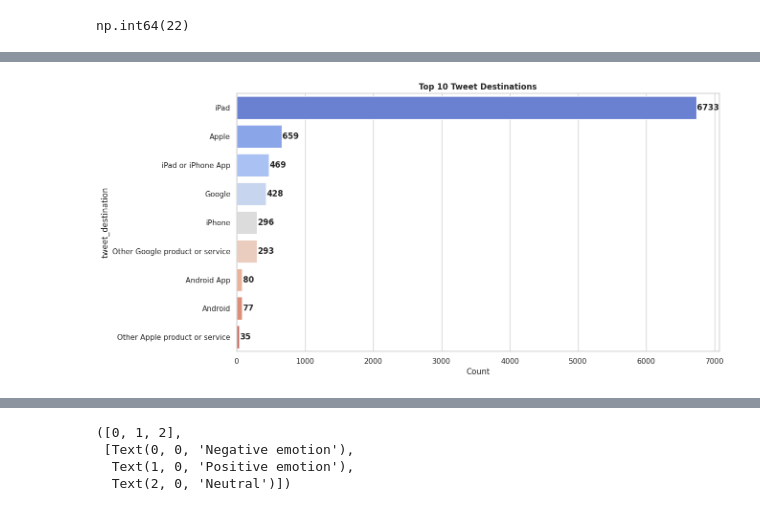
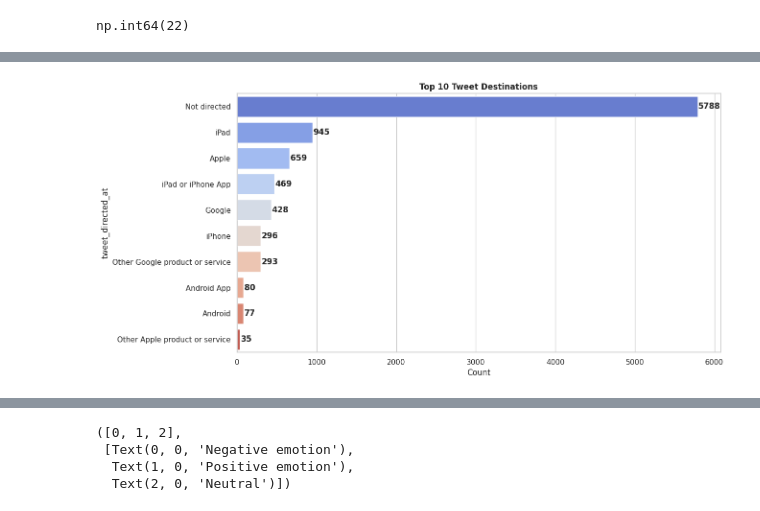
Before and after one commit to Patricknmaina/phase-4-project, a Jupyter notebook: nlp.ipynb, the cells around one changed output, grey strips where cells are left out. Cells and saved outputs as stored; diff of their text form; code cells hidden in the pictures.

Commit message:
added plotly visualization plots and some markdown

```diff
--- a/nlp.ipynb
+++ b/nlp.ipynb
@@ -79,7 +154,7 @@ memory usage: 213.2+ KB
 # %%
 # rename the columns in the dataset
 def rename_columns(df):
-    df.columns = ['tweet', 'tweet_destination', 'sentiment']
+    df.columns = ['tweet', 'tweet_directed_at', 'sentiment']
     return df
 
 tweet_df = rename_columns(tweet_df)
@@ -95,8 +193,8 @@ tweet_df.head()
 # combine the 'No emotion toward brand or product' and 'No emotion toward brand or product' into a single category
 tweet_df['sentiment'] = tweet_df['sentiment'].replace(
     {
-        "No emotion toward brand or product": "Neutral",
-        "I can't tell": "Neutral",
+        "No emotion toward brand or product": "Neutral emotion",
+        "I can't tell": "Neutral emotion",
     }
 )
 
@@ -116,0 +223,10 @@ dtype: int64
+# %%
+# fill the missing values in 'tweet_directed_at' column with 'Not directed'
+tweet_df['tweet_directed_at'].fillna('Not directed', inplace=True)
+# tweet_df.drop(columns=['tweet_directed_at'], inplace=True)
+
+# drop the missing value in 'tweet' column
+tweet_df.dropna(subset=['tweet'], inplace=True, axis=0)
+
+# check again for missing values
+tweet_df.isna().sum()
@@ -122,11 +247,5 @@ np.int64(22)
 # %%
-# use the simple imputer to fill missing values
-imputer = SimpleImputer(strategy='most_frequent')
-tweet_df[['tweet_destination']] = imputer.fit_transform(tweet_df[['tweet_destination']])
-
-# drop the missing value in 'tweet' column
-tweet_df.dropna(subset=['tweet'], inplace=True, axis=0)
-
-# check again for missing values
-tweet_df.isna().sum()
+# drop the duplicate rows
+tweet_df.drop_duplicates(inplace=True)
+tweet_df.duplicated().sum()
 # %% [output]
@@ -236,11 +380,11 @@ for i, v in enumerate(sentiment_counts.values):
 # %%
 # Plot 2: Tweet destination distribution
 plt.figure(figsize=(13, 7))
-tweet_dest_counts = tweet_df['tweet_destination'].value_counts().head(10)
+tweet_dest_counts = tweet_df['tweet_directed_at'].value_counts().head(10)
 ax = sns.barplot(x=tweet_dest_counts.values, y=tweet_dest_counts.index, palette='coolwarm')
 plt.title('Top 10 Tweet Destinations', fontsize=12, fontweight='bold')
 plt.xlabel('Count')
 for i, v in enumerate(tweet_dest_counts.values):
     ax.text(v + 10, i, str(v), va='center', fontweight='bold')
 # %% [output]
-[figure, old version]
+[figure, new version]
```
Also changed, not shown: parts of 38 cells of this notebook.
